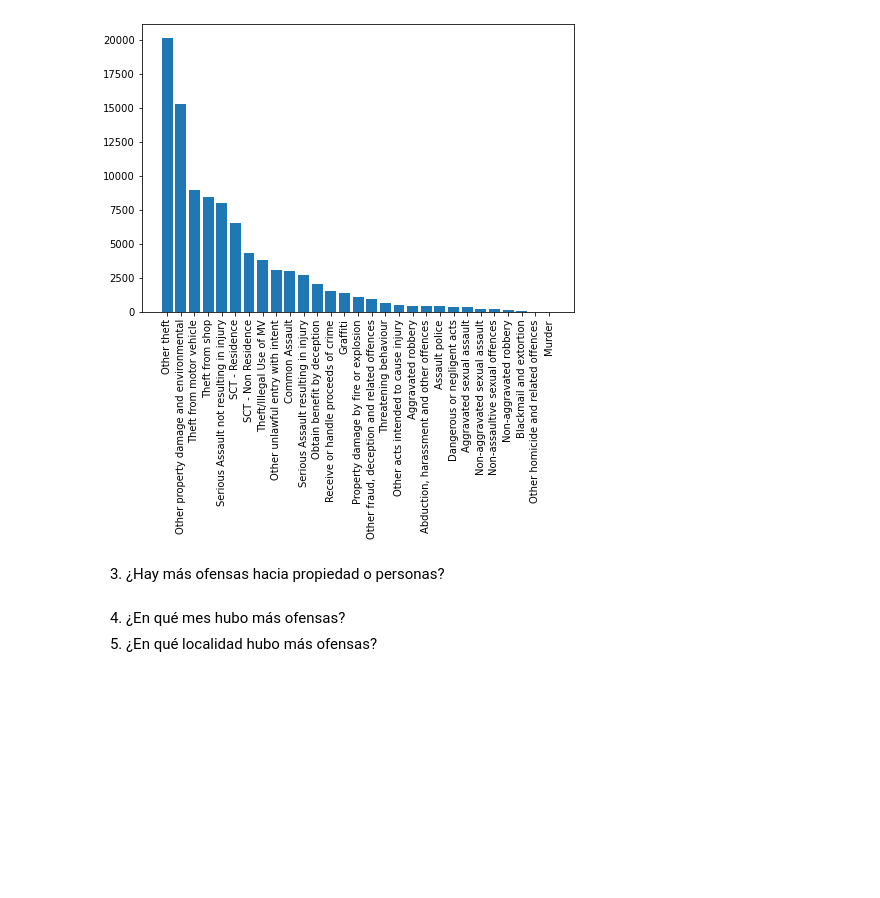
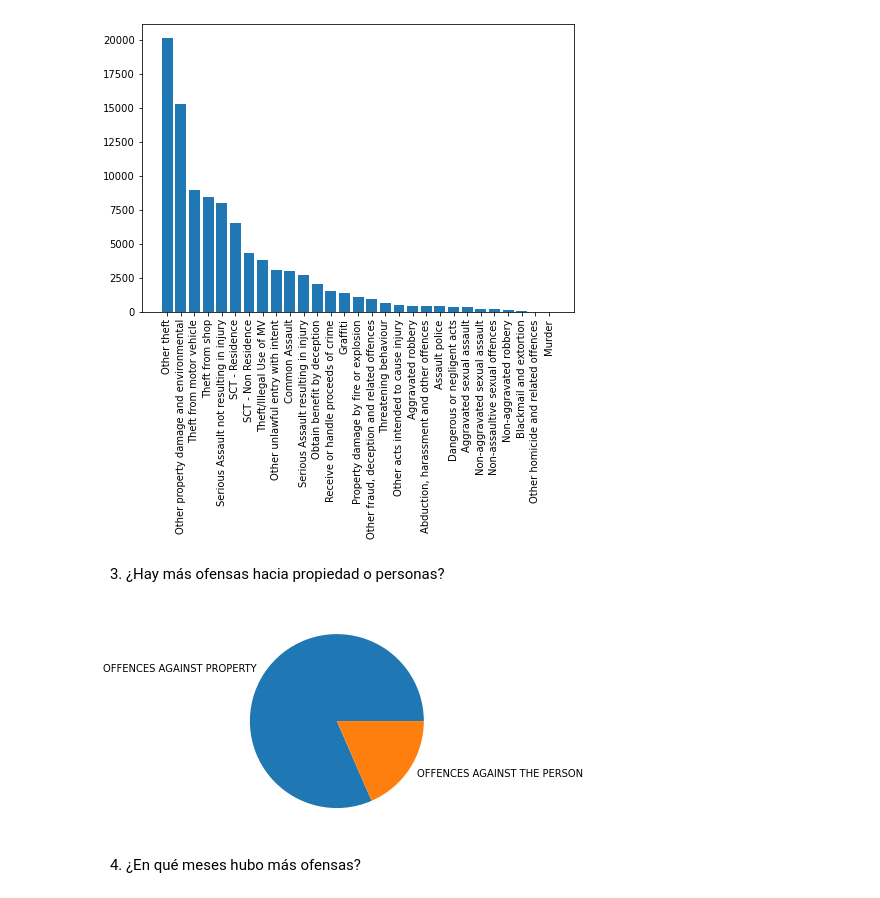
Before and after one commit to SimonAtias/Trabajos, a Jupyter notebook: Tec. Soporte Informático 2021/5Preguntas/notebooks/notebook_graficos.ipynb, the cells around one changed output. Drawn from its saved outputs; the diff is of its cells as text; code cells hidden in the pictures; blank space fills up the shorter version.

Commit message:
Casi terminado el trabajo integrador, falta arreglar el pie chart de los meses

```diff
--- a/Tec. Soporte Informático 2021/5Preguntas/notebooks/notebook_graficos.ipynb
+++ b/Tec. Soporte Informático 2021/5Preguntas/notebooks/notebook_graficos.ipynb
@@ -44,6 +77,14 @@ plt.show()
 [figure]
 # %% [markdown]
 3. ¿Hay más ofensas hacia propiedad o personas?
+# %%
+import matplotlib.pyplot as plt
+x_values = df['Offence Level 1 Description'].value_counts().index.tolist()
+y_values = df['Offence Level 1 Description'].value_counts().tolist()
+
+plt.pie(y_values, labels=x_values)
+plt.show()
+# %% [output]
+[figure, added]
 # %% [markdown]
-4. ¿En qué mes hubo más ofensas?
-5. ¿En qué localidad hubo más ofensas?
+4. ¿En qué meses hubo más ofensas?
```
Also changed, not shown: parts of 5 cells of this notebook, 1 other file.
